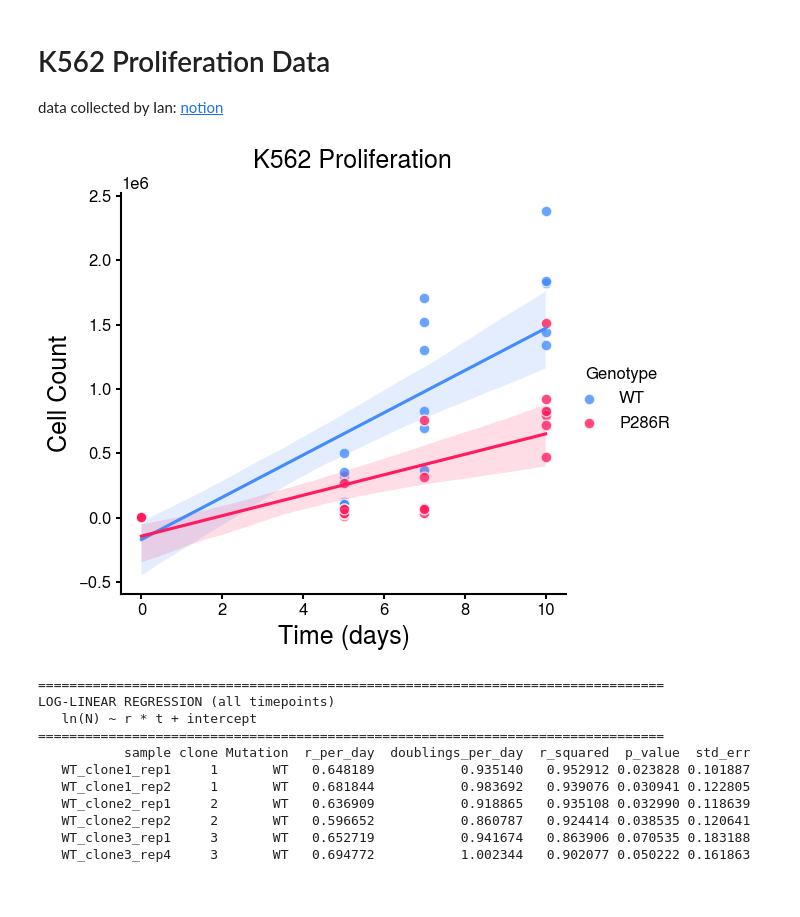
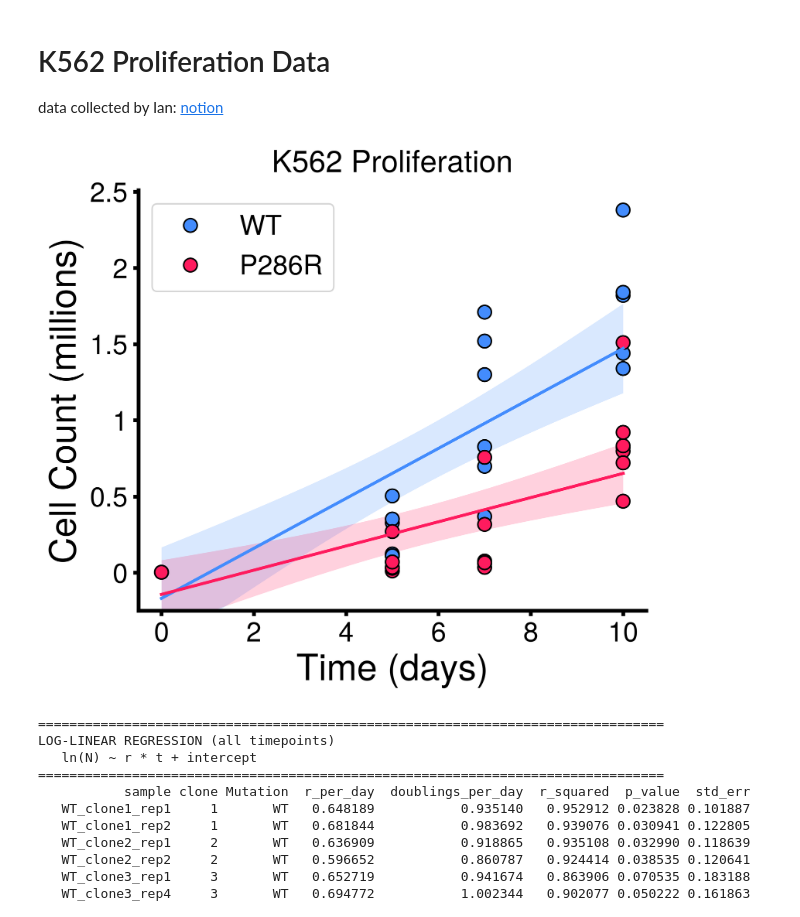
Before and after one commit to SrivatsanLab/SPC_genome, a Jupyter notebook: notebooks/K562_mut_accumulation.ipynb, the cells around one changed output. Saved outputs shown, nothing was run; the diff lists cells and outputs as text; code cells hidden in the pictures; blank space fills up the shorter version.

```diff
--- a/notebooks/K562_mut_accumulation.ipynb
+++ b/notebooks/K562_mut_accumulation.ipynb
@@ -67,14 +67,12 @@ mpl.rcParams.update({
     "font.sans-serif": ["TeX Gyre Heros"],
     "font.size": 12,
 
-    # Axes lines
-    "axes.linewidth": 1.5,
-
+    "axes.linewidth": 2.5,
     # Tick marks
-    "xtick.major.width": 1.5,
-    "ytick.major.width": 1.5,
-    "xtick.minor.width": 1.0,
-    "ytick.minor.width": 1.0,
+    "xtick.major.width": 2.5,
+    "ytick.major.width": 2.5,
+    "xtick.minor.width": 2.0,
+    "ytick.minor.width": 2.0,
 
     # Tick direction (outward is common in publications)
     "xtick.direction": "out",
@@ -122,36 +120,72 @@ prolif_long = prolif.melt(
     value_name='Cell Count'
 )
 # %%
+from matplotlib.ticker import FuncFormatter
+
 prolif_long['Day'] = pd.to_numeric(prolif_long['Day'])
 prolif_long['Cell Count'] = pd.to_numeric(prolif_long['Cell Count'])
 
-g = sns.lmplot(
+palette = {'WT': '#438CFD', 'P286R': '#FF1B5E'}
+fig, ax = plt.subplots(1, 1, figsize=(6, 5), dpi=600)
+
+# Manual regression line + 95% CI band per genotype
+x_grid = np.linspace(prolif_long['Day'].min(),
+                     prolif_long['Day'].max(), 100)
+
+for genotype, color in palette.items():
+    sub = prolif_long[prolif_long['Mutation'] == genotype]
+    x = sub['Day'].values
+    y = sub['Cell Count'].values
+
+    # OLS fit
+    slope, intercept, *_ = stats.linregress(x, y)
+    y_pred = slope * x_grid + intercept
+
+    # 95% CI band
+    n = len(x)
+    y_fit = slope * x + intercept
+    resid = y - y_fit
+    dof = n - 2
+    s_err = np.sqrt(np.sum(resid**2) / dof)
+    x_mean = x.mean()
+    se = s_err * np.sqrt(1/n + (x_grid - x_mean)**2 / np.sum((x - x_mean)**2))
+    t_val = stats.t.ppf(0.975, dof)
+    ci = t_val * se
+
+    ax.plot(x_grid, y_pred, color=color, lw=2)
+    ax.fill_between(x_grid, y_pred - ci, y_pred + ci,
+                    color=color, alpha=0.2, linewidth=0)
+
+# Scatter
+sns.scatterplot(
     data=prolif_long,
     x='Day',
     y='Cell Count',
     hue='Mutation',
-    # palette={'WT':'#E8E4F0','P286R':'#FF1B5E'}, # dark mode
-    palette={'WT':'#438CFD','P286R':'#FF1B5E'},
-    # markers=['o', 'X'],
-    scatter_kws={'s': 60,'edgecolor': 'white'},
-    height=5,
-    aspect=1.1,
-    ci=95,
-    # legend=False
+    palette=palette,
+    s=80,
+    edgecolor='black',
+    linewidth=1,
+    legend=True,
+    ax=ax,
 )
+plt.ylim((-2.5e5,2.51e6))
 
-# g.set_axis_labels('Day', 'Cell Count')
+ax.legend(fontsize=18).set_title(None)
+# Labels & style
+ax.set_xlabel("Time (days)", fontsize=24)
+ax.set_ylabel("Cell Count (millions)", fontsize=24)
+ax.set_title("K562 Proliferation", fontsize=20, pad=12)
+ax.tick_params(labelsize=18)
 
-plt.xlabel("Time (days)", fontsize=18)
-plt.ylabel("Cell Count", fontsize=18)
+ax.yaxis.set_major_formatter(FuncFormatter(lambda y, _: f'{y/1e6:g}'))
 
-g.figure.suptitle('K562 Proliferation',size=18, y=1.02)
+sns.despine()
+plt.show()
 
-g._legend.set_title('Genotype')
-
-g.savefig('../results/K562_mut_accumulation/proliferation.png', bbox_inches='tight')
+fig.savefig('../results/K562_mut_accumulation/proliferation.png', dpi=600, bbox_inches='tight')
 # %% [output]
-[figure, old version]
+[figure, new version]
 # %%
 # =========================================================================
 #    Log-linear regression: ln(N) = ln(N0) + r*t
```
Also changed, not shown: parts of 41 cells of this notebook, 3 other files.
